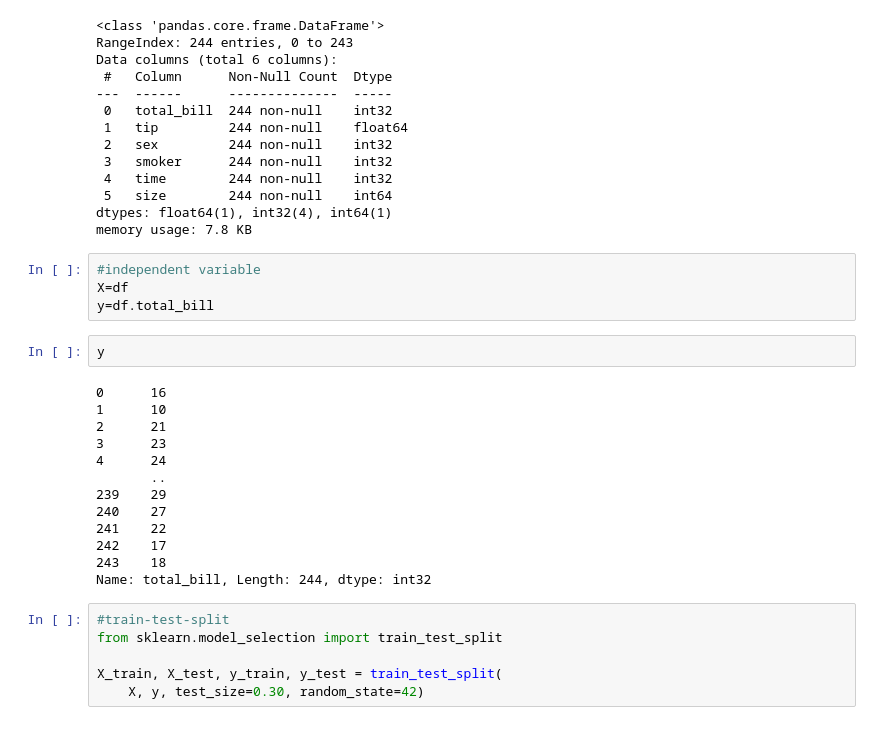
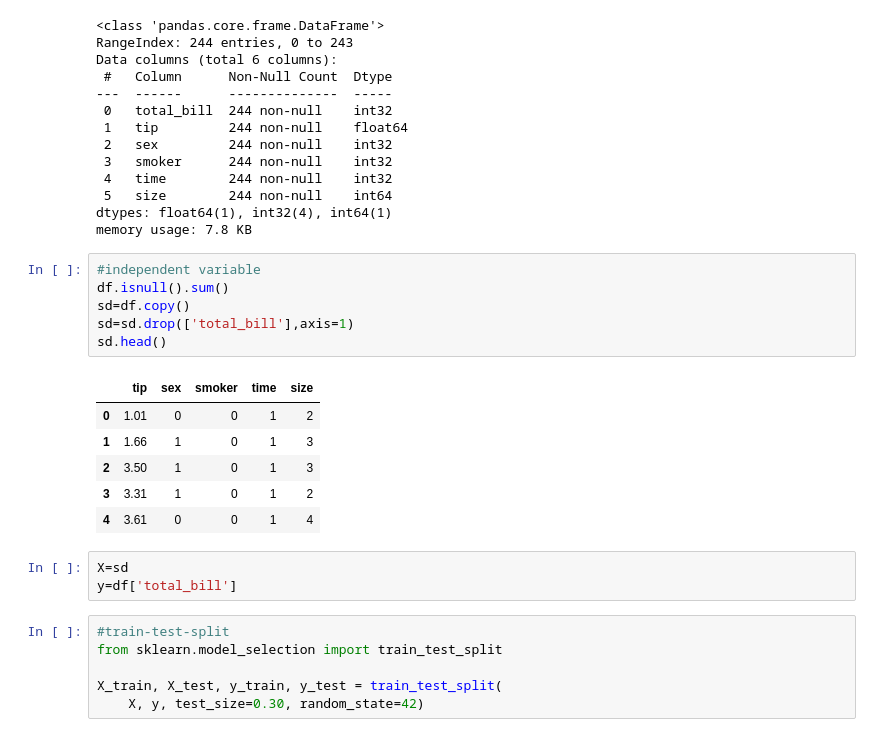
Before and after one commit to RayJ20/Linear-regression-on-tips, a Jupyter notebook: Linear regression on tips.ipynb, the cells around one changed output. Cells and saved outputs as stored; diff of their text form.

```diff
--- a/Linear regression on tips.ipynb
+++ b/Linear regression on tips.ipynb
@@ -144,23 +144,20 @@ dtypes: float64(1), int32(4), int64(1)
 memory usage: 7.8 KB
 # %%
 #independent variable
-X=df
-y=df.total_bill
+df.isnull().sum()
+sd=df.copy()
+sd=sd.drop(['total_bill'],axis=1)
+sd.head()
+# %% [output]
+|  | tip | sex | smoker | time | size |
+| 0 | 1.01 | 0 | 0 | 1 | 2 |
+| 1 | 1.66 | 1 | 0 | 1 | 3 |
+| 2 | 3.50 | 1 | 0 | 1 | 3 |
+| 3 | 3.31 | 1 | 0 | 1 | 2 |
+| 4 | 3.61 | 0 | 0 | 1 | 4 |
 # %%
-y
+X=sd
+y=df['total_bill']
-# %% [output]
-0      16
-1      10
-2      21
-3      23
-4      24
-       ..
-239    29
-240    27
-241    22
-242    17
-243    18
-Name: total_bill, Length: 244, dtype: int32
 # %%
 #train-test-split
 from sklearn.model_selection import train_test_split
```
Also changed, not shown: parts of 17 cells of this notebook.
